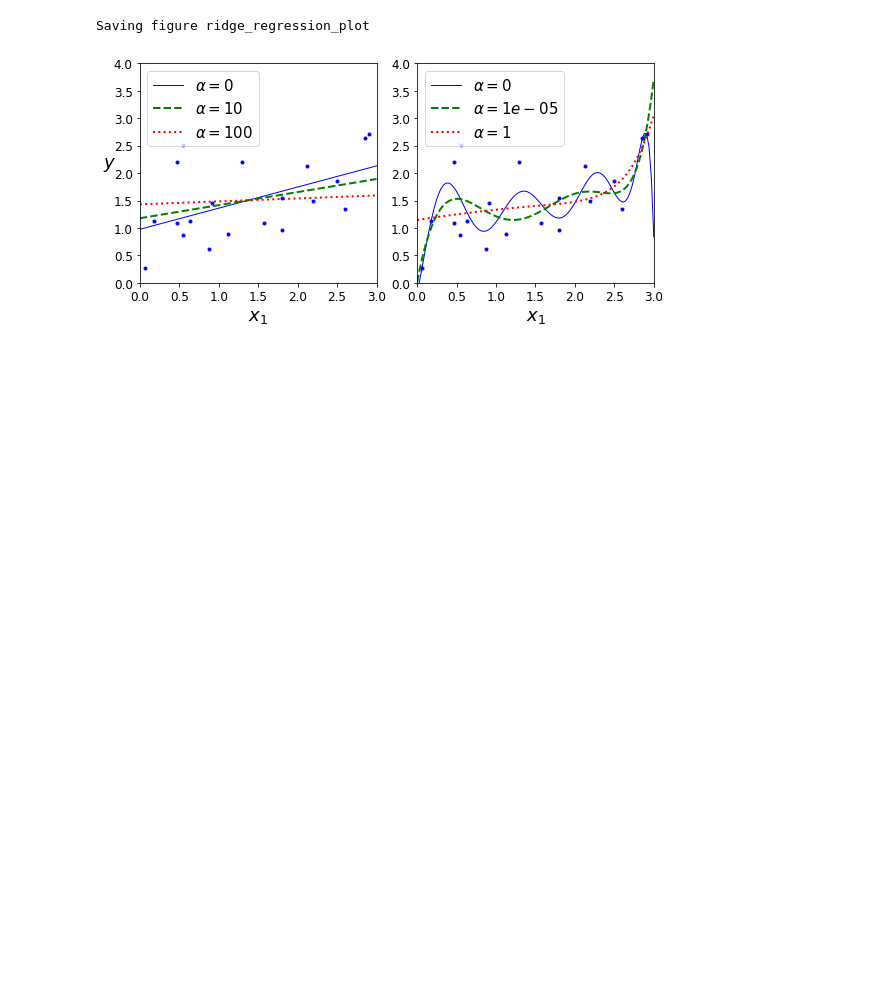
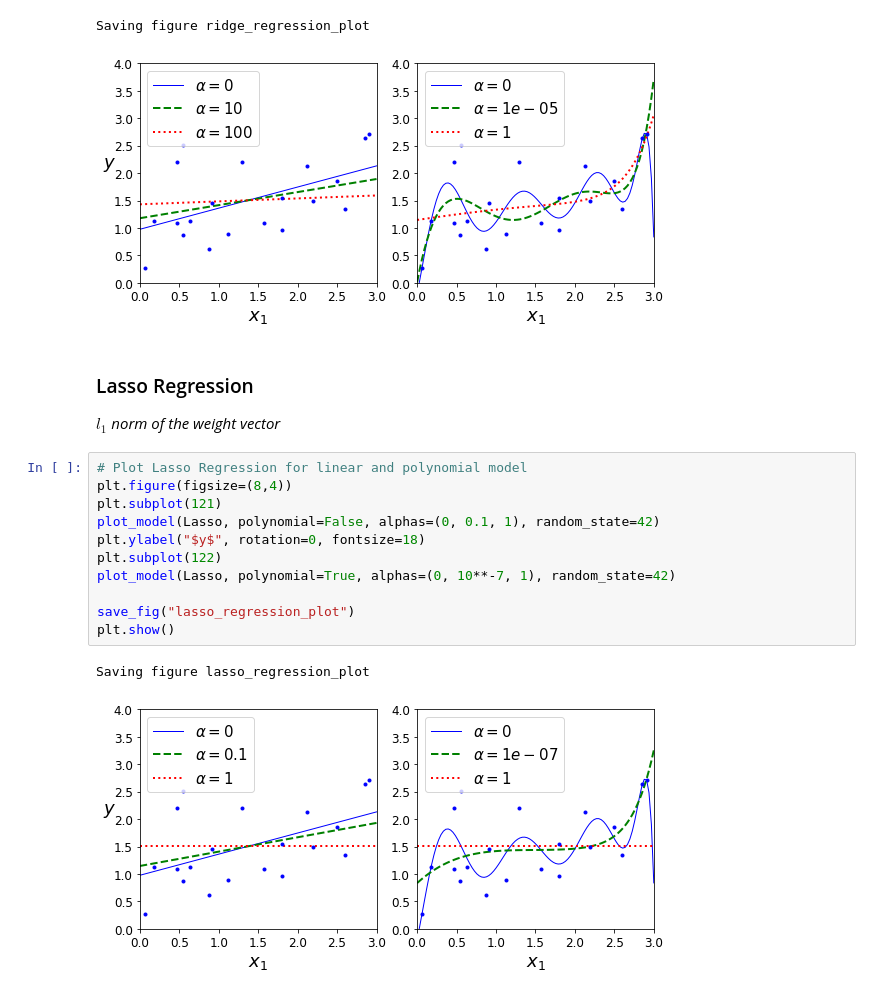
Before and after one commit to minhngt62/handson-ml, a Jupyter notebook: Chapter 4 - Models.ipynb, the cells around one changed output. Saved outputs shown, nothing was run; the diff lists cells and outputs as text; blank space fills up the shorter version.

Commit message:
Chapter 4: Add Lasso Regression & Elastic Net study

```diff
--- a/Chapter 4 - Models.ipynb
+++ b/Chapter 4 - Models.ipynb
@@ -521,3 +523,20 @@ plt.show()
 # %% [output]
 Saving figure ridge_regression_plot
 [figure]
+# %% [markdown]
+### Lasso Regression
+*$l_{1}$ norm of the weight vector*
+# %%
+# Plot Lasso Regression for linear and polynomial model
+plt.figure(figsize=(8,4))
+plt.subplot(121)
+plot_model(Lasso, polynomial=False, alphas=(0, 0.1, 1), random_state=42)
+plt.ylabel("$y$", rotation=0, fontsize=18)
+plt.subplot(122)
+plot_model(Lasso, polynomial=True, alphas=(0, 10**-7, 1), random_state=42)
+
+save_fig("lasso_regression_plot")
+plt.show()
+# %% [output]
+Saving figure lasso_regression_plot
+[figure, added]
```
Also changed, not shown: parts of 19 cells of this notebook, 12 other files.
